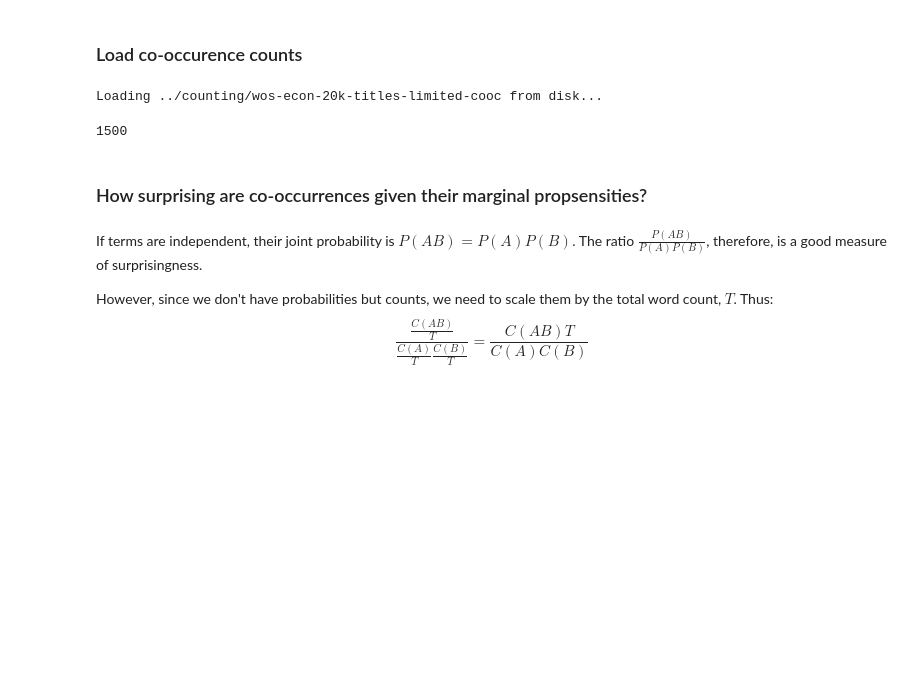
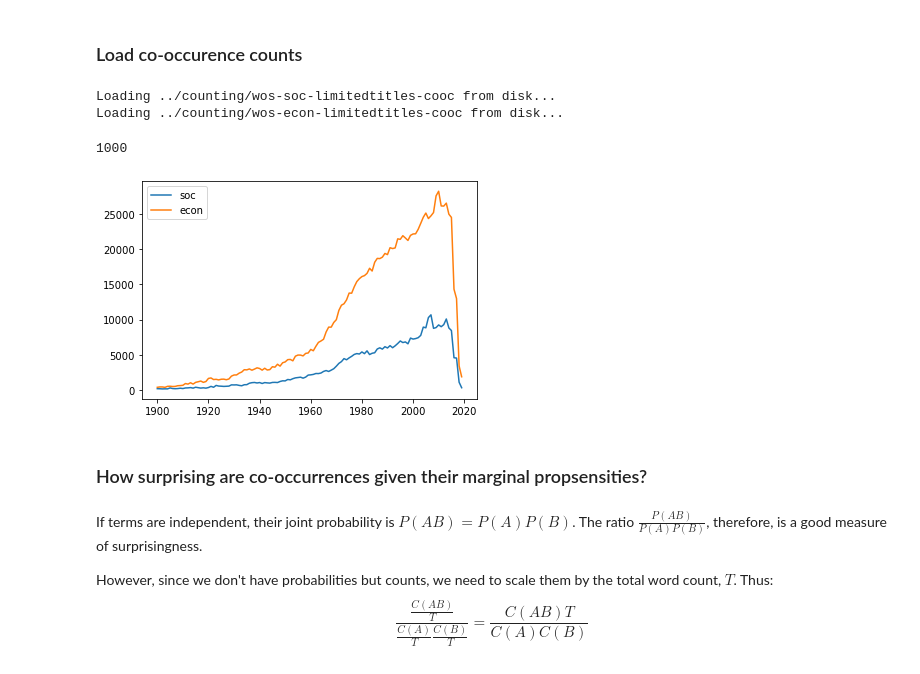
Before and after one commit to amcgail/kk-jstor-sociology, a Jupyter notebook: programming/cooccurence/cooc_networks-temp.ipynb, the cells around one changed output. Saved outputs shown, nothing was run; the diff lists cells and outputs as text; code cells hidden in the pictures; blank space fills up the shorter version.

```diff
--- a/programming/cooccurence/cooc_networks-temp.ipynb
+++ b/programming/cooccurence/cooc_networks-temp.ipynb
@@ -10,13 +14,28 @@ import seaborn as sns
 # %% [markdown]
 ### Load co-occurence counts
-# %%
-cc = counter('../counting/wos-econ-20k-titles-limited-cooc')
-# %% [output]
-Loading ../counting/wos-econ-20k-titles-limited-cooc from disk...
+# %%
+cc_soc = counter('../counting/wos-soc-limitedtitles-cooc')
+cc_econ = counter('../counting/wos-econ-limitedtitles-cooc')
+# %% [output]
+Loading ../counting/wos-soc-limitedtitles-cooc from disk...
+Loading ../counting/wos-econ-limitedtitles-cooc from disk...
 # %%
-len(cc.items('t'))
+len(cc_soc.items('t')), len(cc_econ.items('t'))
 # %% [output]
-1500
+1000
+# %%
+YS = range(1900,2020)
+plt.plot(YS,
+         [cc_soc(fy=y) for y in YS],
+         label='soc'
+);
+plt.plot(YS,
+         [cc_econ(fy=y) for y in YS],
+         label='econ'
+);
+plt.legend();
+# %% [output]
+[figure, added]
 # %% [markdown]
 ### How surprising are co-occurrences given their marginal propsensities?
 # %% [markdown]
```
Also changed, not shown: parts of 29 cells of this notebook.
